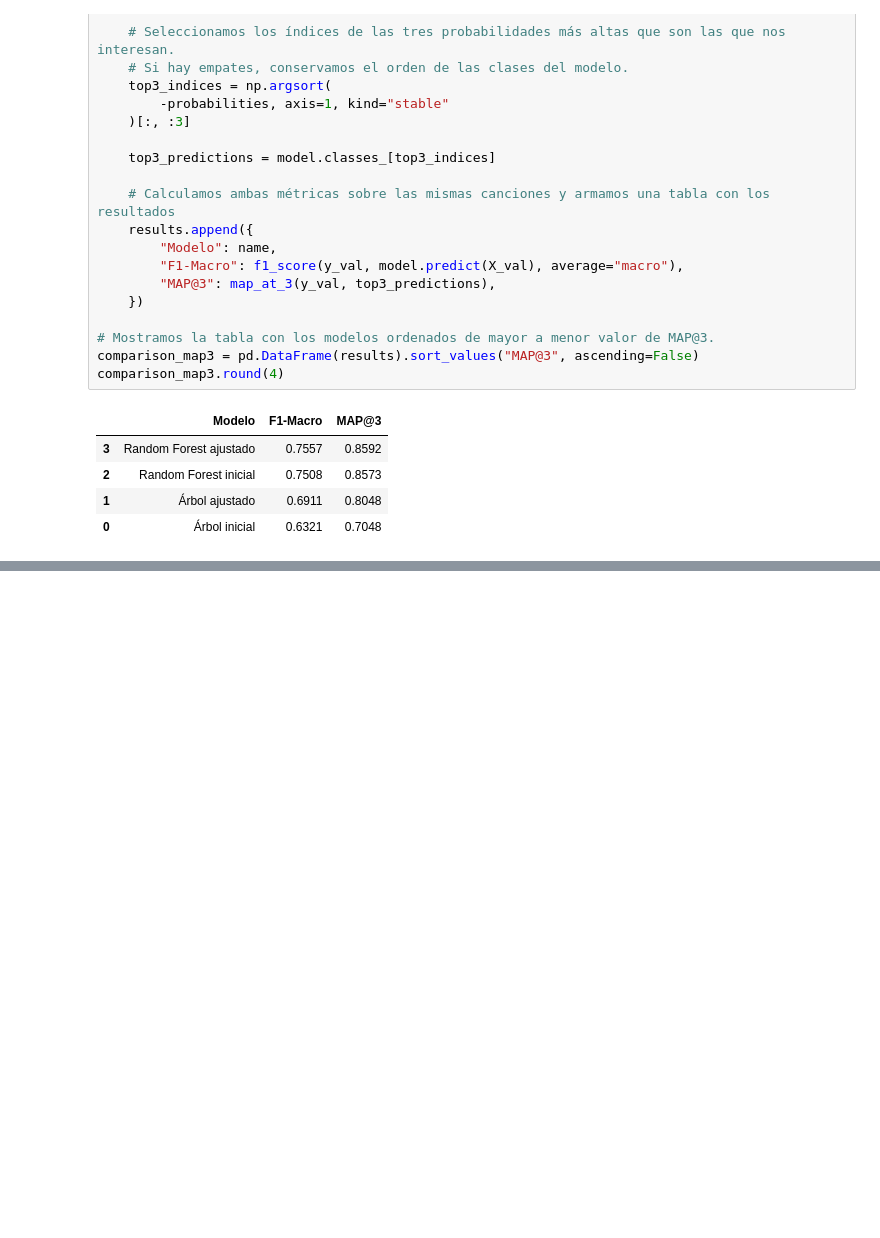
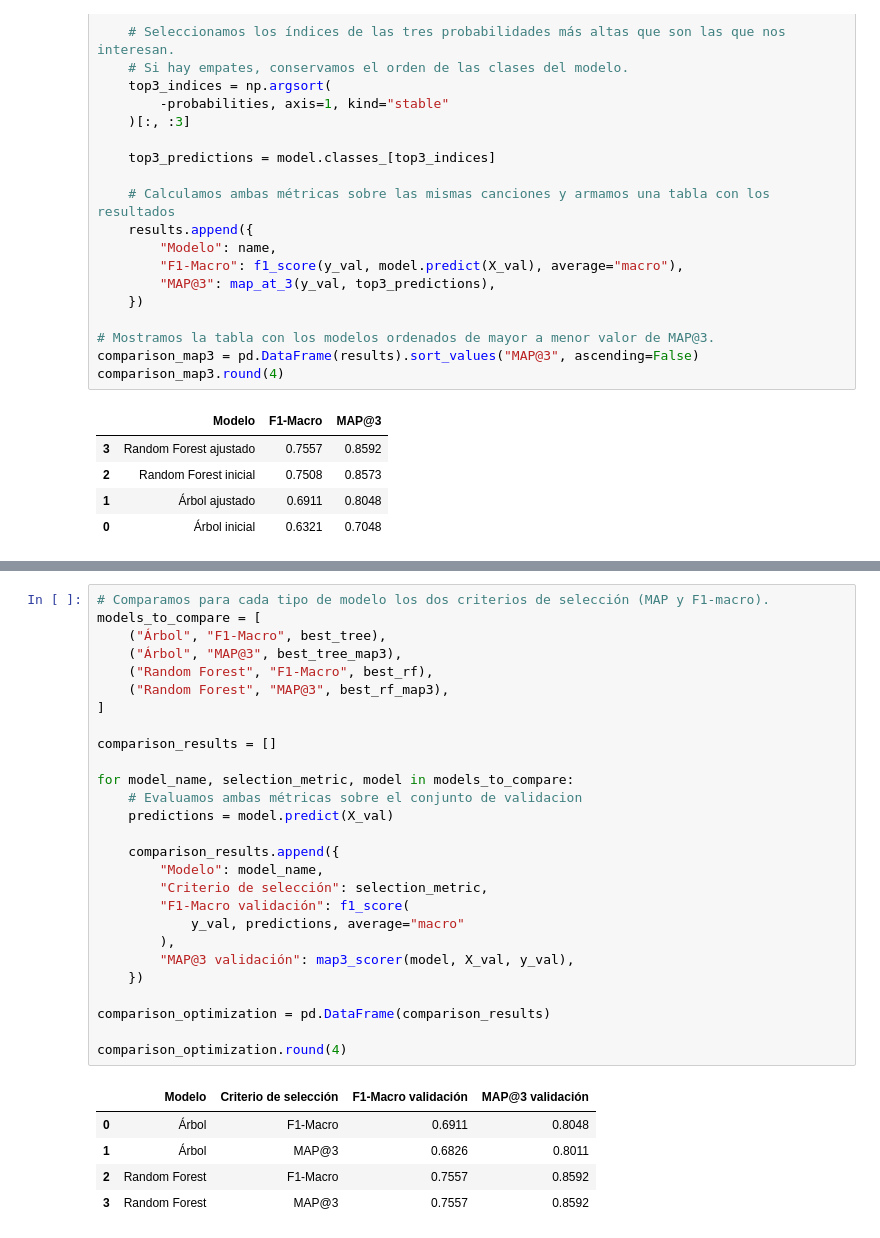
Before and after one commit to mvbullrich/tp2-tdvi-spotify, a Jupyter notebook: TP2_TDVI_ejecutado.ipynb, the cells around one changed output, grey strips where cells are left out. Saved outputs shown, nothing was run; the diff lists cells and outputs as text; blank space fills up the shorter version.

Commit message:
Agregue la optimización para el MAP@3 y las explicaciones de que metricas usar para casos de negocio.

```diff
--- a/TP2_TDVI_ejecutado.ipynb
+++ b/TP2_TDVI_ejecutado.ipynb
@@ -1070,0 +1162,33 @@ F1-Macro y MAP@3 ofrecen información complementaria, pero sus valores no son di
+# %%
+# Comparamos para cada tipo de modelo los dos criterios de selección (MAP y F1-macro).
+models_to_compare = [
+    ("Árbol", "F1-Macro", best_tree),
+    ("Árbol", "MAP@3", best_tree_map3),
+    ("Random Forest", "F1-Macro", best_rf),
+    ("Random Forest", "MAP@3", best_rf_map3),
+]
+
+comparison_results = []
+
+for model_name, selection_metric, model in models_to_compare:
+    # Evaluamos ambas métricas sobre el conjunto de validacion
+    predictions = model.predict(X_val)
+
+    comparison_results.append({
+        "Modelo": model_name,
+        "Criterio de selección": selection_metric,
+        "F1-Macro validación": f1_score(
+            y_val, predictions, average="macro"
+        ),
+        "MAP@3 validación": map3_scorer(model, X_val, y_val),
+    })
+
+comparison_optimization = pd.DataFrame(comparison_results)
+
+comparison_optimization.round(4)
+# %% [output]
+|  | Modelo | Criterio de selección | F1-Macro validación | MAP@3 validación |
+| 0 | Árbol | F1-Macro | 0.6911 | 0.8048 |
+| 1 | Árbol | MAP@3 | 0.6826 | 0.8011 |
+| 2 | Random Forest | F1-Macro | 0.7557 | 0.8592 |
+| 3 | Random Forest | MAP@3 | 0.7557 | 0.8592 |
```
Also changed, not shown: parts of 9 cells of this notebook.
